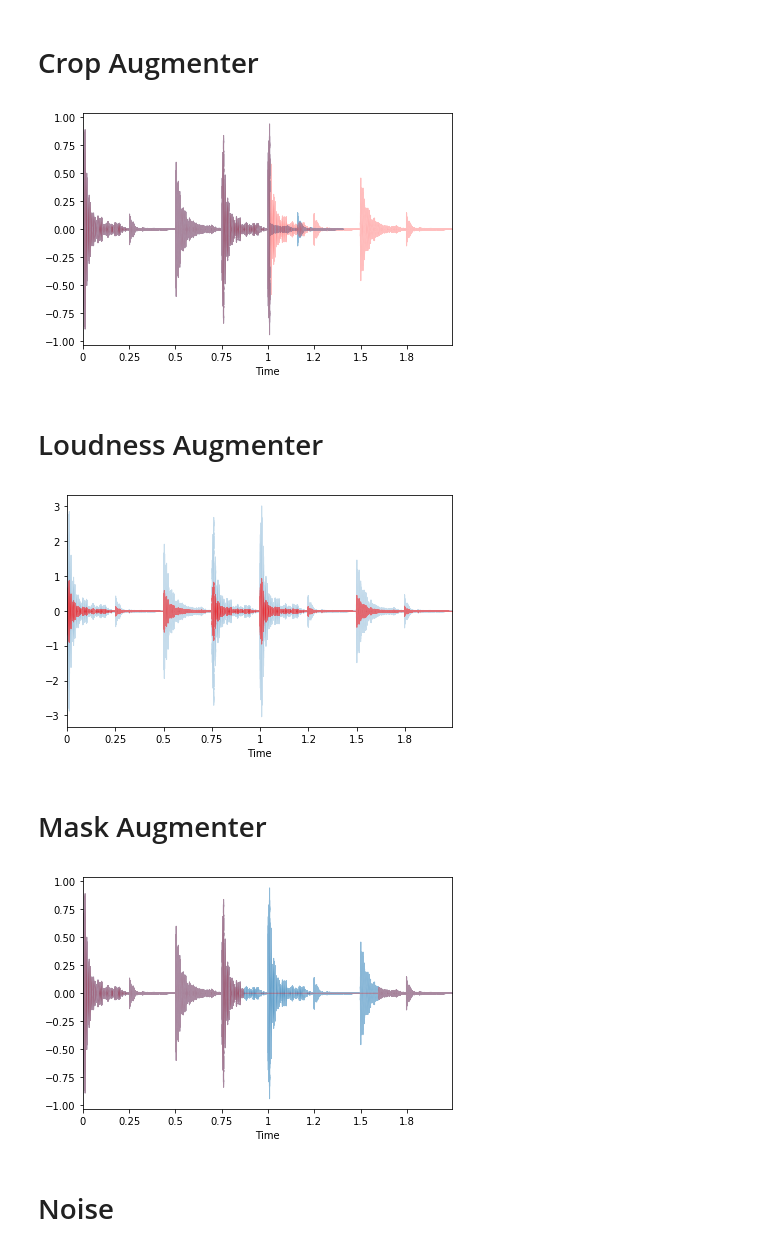
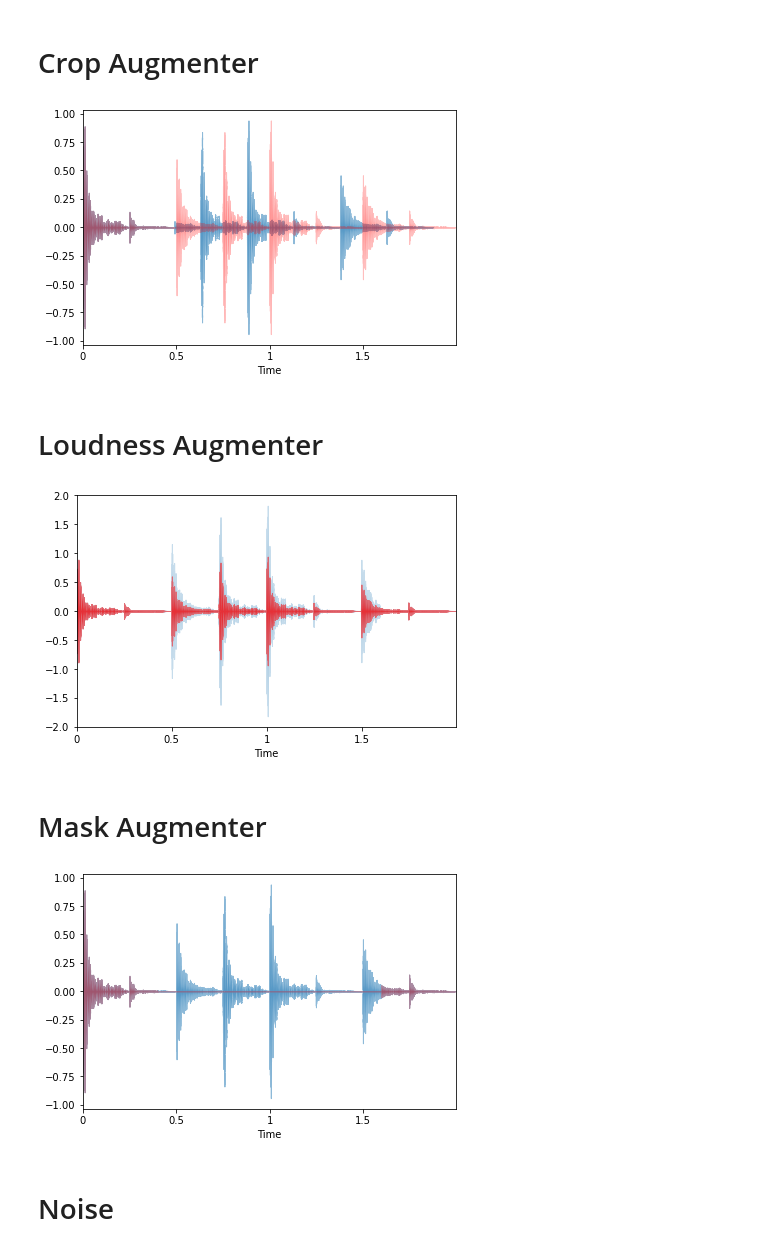
Before and after one commit to makcedward/nlpaug, a Jupyter notebook: example/audio_augmenter.ipynb, the cells around one changed output. Drawn from its saved outputs; the diff is of its cells as text; code cells hidden in the pictures.

```diff
--- a/example/audio_augmenter.ipynb
+++ b/example/audio_augmenter.ipynb
@@ -18,7 +14,7 @@ import librosa
 import librosa.display as librosa_display
 import matplotlib.pyplot as plt
 
-file_path = os.environ.get("DATA_DIR") + 'Yamaha-V50-Rock-Beat-120bpm.wav'
+file_path = 'Yamaha-V50-Rock-Beat-120bpm.wav'
 data, sr = librosa.load(file_path)
 # %% [markdown]
 # Crop Augmenter
@@ -32,20 +28,20 @@ librosa_display.waveplot(data, sr=sr, color='r', alpha=0.25)
 plt.tight_layout()
 plt.show()
 # %% [output]
-[figure, old version]
+[figure, new version]
 # %% [markdown]
 # Loudness Augmenter
 # %%
-aug = naa.LoudnessAug(loudness_factor=(2, 5))
+aug = naa.LoudnessAug()
 augmented_data = aug.augment(data)
 
 librosa_display.waveplot(augmented_data, sr=sr, alpha=0.25)
 librosa_display.waveplot(data, sr=sr, color='r', alpha=0.5)
 
 plt.tight_layout()
 plt.show()
 # %% [output]
-[figure, old version]
+[figure, new version]
 # %% [markdown]
 # Mask Augmenter
 # %%
@@ -58,7 +54,7 @@ librosa_display.waveplot(augmented_data, sr=sr, color='r', alpha=0.25)
 plt.tight_layout()
 plt.show()
 # %% [output]
-[figure, old version]
+[figure, new version]
 # %% [markdown]
 # Noise
 # %%
```
Also changed, not shown: parts of 8 cells of this notebook.
